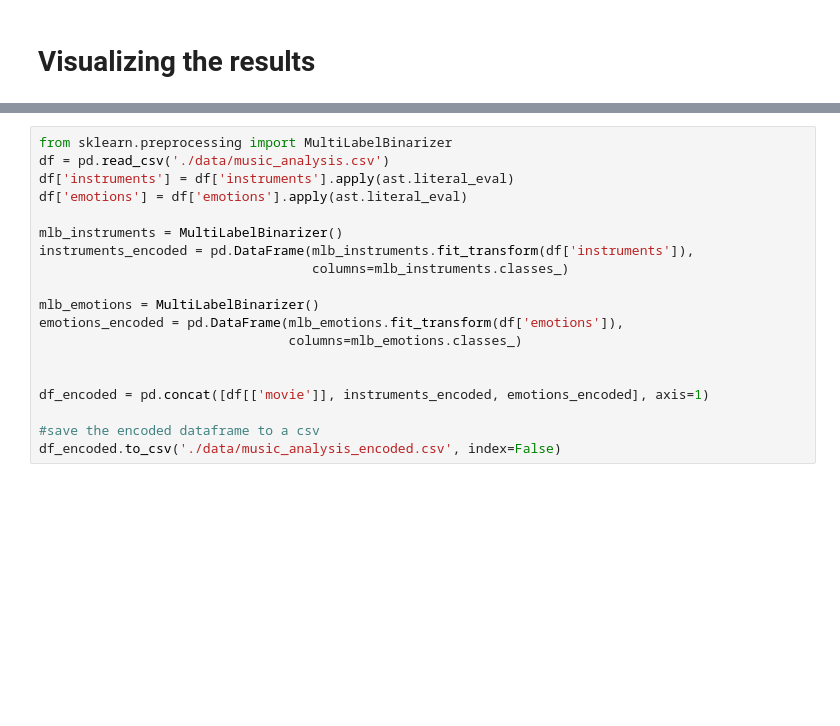
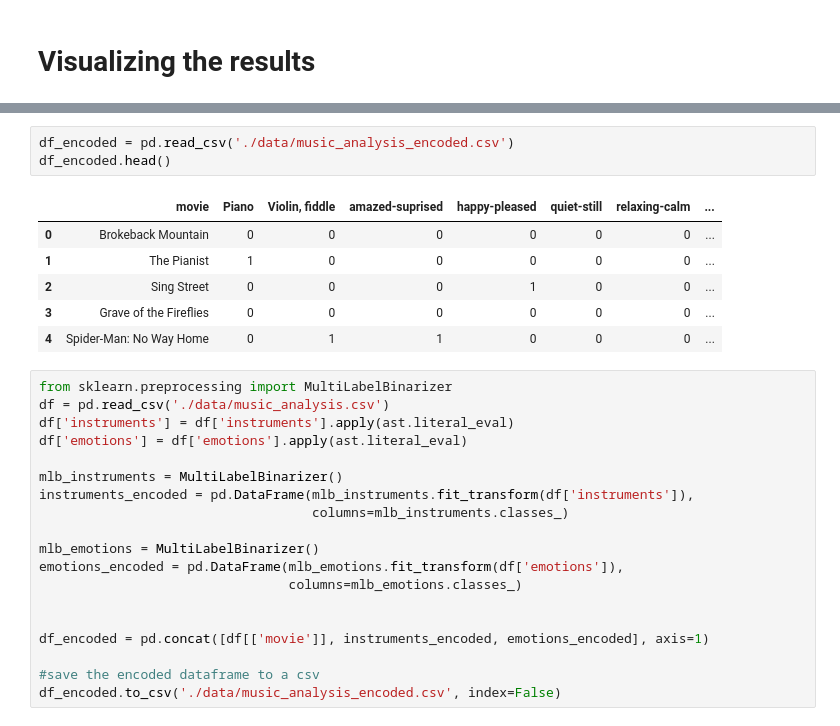
Before and after one commit to chuik633/MusicAnalysis, a Jupyter notebook: visualize.ipynb, the cells around one changed output, grey strips where cells are left out. Saved outputs shown, nothing was run; the diff lists cells and outputs as text; blank space fills up the shorter version.

```diff
--- a/visualize.ipynb
+++ b/visualize.ipynb
@@ -15,3 +15,13 @@ df.head()
+# %%
+df_encoded = pd.read_csv('./data/music_analysis_encoded.csv')
+df_encoded.head()
+# %% [output]
+|  | movie | Piano | Violin, fiddle | amazed-suprised | happy-pleased | quiet-still | relaxing-calm | ... |
+| 0 | Brokeback Mountain | 0 | 0 | 0 | 0 | 0 | 0 | ... |
+| 1 | The Pianist | 1 | 0 | 0 | 0 | 0 | 0 | ... |
+| 2 | Sing Street | 0 | 0 | 0 | 1 | 0 | 0 | ... |
+| 3 | Grave of the Fireflies | 0 | 0 | 0 | 0 | 0 | 0 | ... |
+| 4 | Spider-Man: No Way Home | 0 | 1 | 1 | 0 | 0 | 0 | ... |
 # %%
 from sklearn.preprocessing import MultiLabelBinarizer
 df = pd.read_csv('./data/music_analysis.csv')
```
Also changed, not shown: parts of 5 cells of this notebook, 8 other files.
